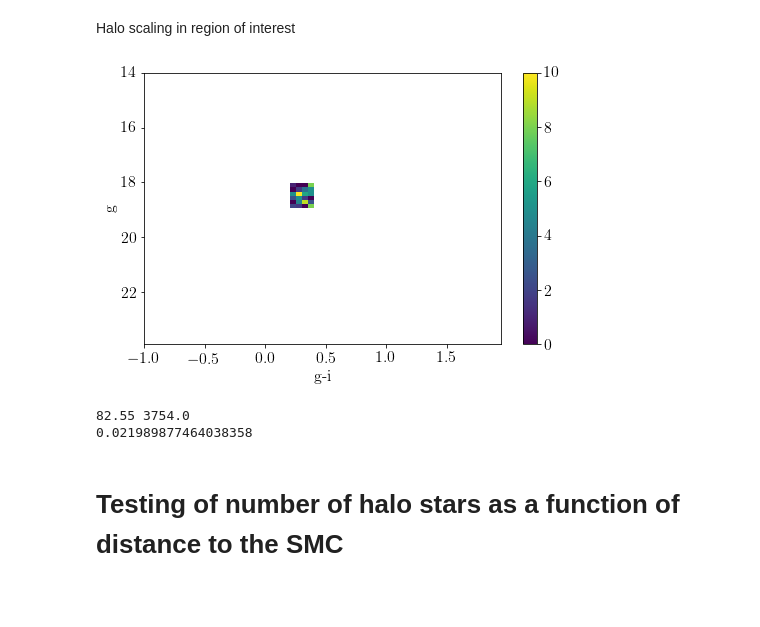
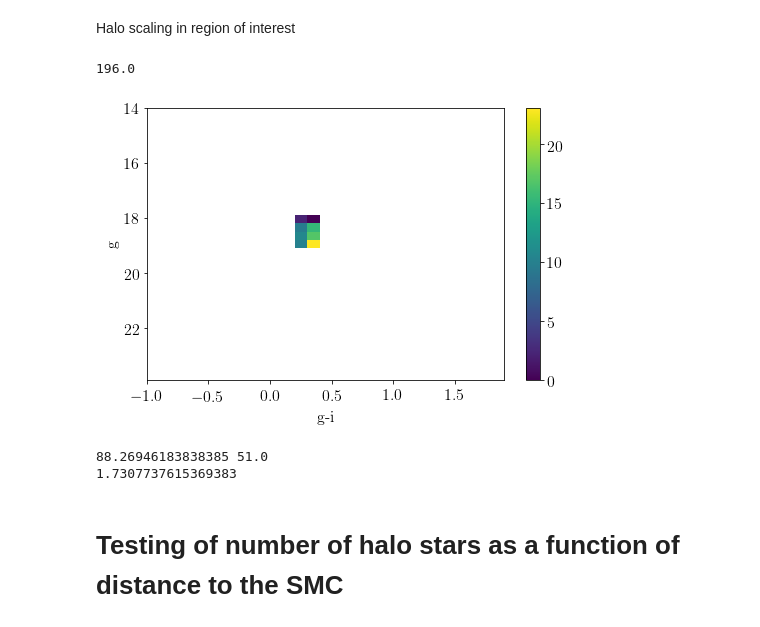
Before and after one commit to pmassana/smc_smash, a Jupyter notebook: Surface_brightness.ipynb, the cells around one changed output. Cells and saved outputs as stored; diff of their text form; code cells hidden in the pictures; blank space fills up the shorter version.

```diff
--- a/Surface_brightness.ipynb
+++ b/Surface_brightness.ipynb
@@ -66,19 +90,21 @@ def read_txt (name, cols = None):
 # %%
 # Function that dereddenes a set of magnitudes. It uses the standard method and the user has to decide which coefficients wants to use.
 # By default, it uses the filters of DECam
-def dereddener(mag, filter, EBV, filterset = 'decam'):
-    EBV[np.where(EBV > 0.3)] = 0.037 #This line is to ensure we don't have unrealistic extinction values in the SMC centre. The limit is debatable.
+def dereddener(mag, filter_index, EBV, field_number, filterset = 'decam'):
+
+    if field_number == '5' or field_number == '6' or field_number == '9' or field_number == '10' or field_number == '11':
+        EBV[np.where(EBV > 0.3)] = 0.037 #This line is to ensure we don't have unrealistic extinction values in the SMC centre. The limit is debatable.
     if filterset == 'decam':
-        return mag - extinction_coeff_decam[filter]*EBV
+        return mag - extinction_coeff_decam[filter_index]*EBV
     else:
-        return mag - extinction_coeff_sdss[filter]*EBV
+        return mag - extinction_coeff_sdss[filter_index]*EBV
 # %%
 # Function that applies a completeness correction to the MW models in SMASH.
 # Input: the number of the field we're dealing with (field_number) and the data in the file of the model.
 # Output: A 2D histogram representing the corrected CMD of the model within the stablished colour and mag limits.
 # Global variables: xbins and ybins.
 def completeness_corrector(field_number, model, area):
-    name_field_complete = '/scratch/SMASH_DATA/Field%s_complete_stars.fits.gz' % (field_number)
+    name_field_complete = '/home/pol/PhD_DATA/SMASH_DATA/Field%s_complete_stars.fits.gz' % (field_number)
     complete, header = read_fits(name_field_complete)
 
     # Applying the completeness to the data.
@@ -686,10 +1029,10 @@ def flux_error():
 First we retrieve the data and the halo stars from the model
 # %%
 # Setting the field number
-field_number = '130'
+field_number = '22'
 
 # Retrieving smash data
-field_name = '/scratch/SMASH_DATA/Field%s_allobj_stars.fits.gz' % (field_number)
+field_name = '/home/pol/PhD_DATA/SMASH_DATA/Field%s_allobj_stars.fits.gz' % (field_number)
 data, header = read_fits(field_name)
 magG = data['G']
 magI = data['I']
@@ -700,7 +1043,7 @@ GminusI = magG - magI
 #smash_data = np.vstack([GminusI, magG_0])
 
 # Retrieving model
-model_name = '/scratch/MODELS/CMD_field%s_dartmouth.txt' % (field_number)
+model_name = '/home/pol/PhD_DATA/MODELS/CMD_field%s_dartmouth.txt' % (field_number)
 model = read_txt(model_name)
 model_data = np.array(model)
 model_data = np.delete(model, np.where(model_data[8] < 9.) , 1)
@@ -759,6 +1102,7 @@ Halo scaling in region of interest
 # Step 1. Create an histogram of the model and the data
 hist2d_model = np.histogram2d(modelGI, modelG, bins = [xbins,ybins])
 hist2d_data = np.histogram2d(GminusI_0, magG_0, bins = [xbins,ybins])
+print(np.max(hist2d_data[0]))
 
 # Step 2. Set up the region of interest.
 mags = hist2d_model[2][:-1] + ybinsize/2.
@@ -766,46 +1110,47 @@ clrs = hist2d_model[1][:-1] + xbinsize/2.
 x, y = np.meshgrid(clrs,mags)
 x, y = x.flatten(), y.flatten()
 cells = np.vstack((x,y)).T
-vertex_coord = [(0.2, 18), (0.4, 18), (0.4, 19), (0.2, 19)] # This is what defines the vertices of the region to be defined.
-path = Path(vertex_coord)
+#vertex_coord = [(0.2, 18), (0.4, 18), (0.4, 19), (0.2, 19)] # This is what defines the vertices of the region to be defined.
+path = Path(halo_vertex_coord)
 grid = path.contains_points(cells)
 grid = grid.reshape((np.ma.size(mags),np.ma.size(clrs)))
 grid = ~np.array(grid)
 
 # Step 3. Create a new cut histogram
-hist_model = completeness_corrector(field_number, hist2d_model[0])
+hist_model = completeness_corrector(field_number, hist2d_model[0], 2.53987)
 cut_hist2d_model = np.ma.masked_array(hist_model, mask=grid.T)
 cut_hist2d_data = np.ma.masked_array(hist2d_data[0], mask=grid.T)
 
 # Optional step. Check the results
 plt.rc('text', usetex=True)
 plt.rc('font', family='serif')
 plt.rcParams.update({'font.size':16})
 fig = plt.figure(figsize = (8,5))
 ax = fig.add_subplot(111)
 
 check_hist = ax.imshow(cut_hist2d_model.T, aspect = 'auto', origin = 'upper', extent = (min(hist2d_model[1]), max(hist2d_model[1]), max(hist2d_model[2]), min(hist2d_model[2])))
-vertex_list = [list(x) for x in halo_vertex_coord]
-vertex_array = np.array(vertex_list)
-polygon = matplotlib.patches.Polygon(vertex_array, alpha = 0.3, color = 'orange')
-ax.add_patch(polygon)
+#vertex_list = [list(x) for x in halo_vertex_coord]
+#vertex_array = np.array(vertex_list)
+#polygon = matplotlib.patches.Polygon(vertex_array, alpha = 0.3, color = 'orange')
+#ax.add_patch(polygon)
 plt.ylabel('g')
 plt.xlabel('g-i')
 cbd = plt.colorbar(check_hist)
 plt.show()
 plt.close()
 
 # Step 4. Counting the number of stars in the region of interest.
 stars_model = np.sum(cut_hist2d_model)
 stars_data = np.sum(cut_hist2d_data)
-print stars_model, stars_data
+print(stars_model, stars_data)
 
 #Step 5. Final result.
-print stars_model/stars_data
+print(stars_model/stars_data)
 # %% [output]
+196.0
-[figure, old version]
+[figure, new version]
-82.55 3754.0
-0.021989877464038358
+88.26946183838385 51.0
+1.7307737615369383
 # %% [markdown]
 # Testing of number of halo stars as a function of distance to the SMC
 # %%
```
Also changed, not shown: parts of 33 cells of this notebook.
